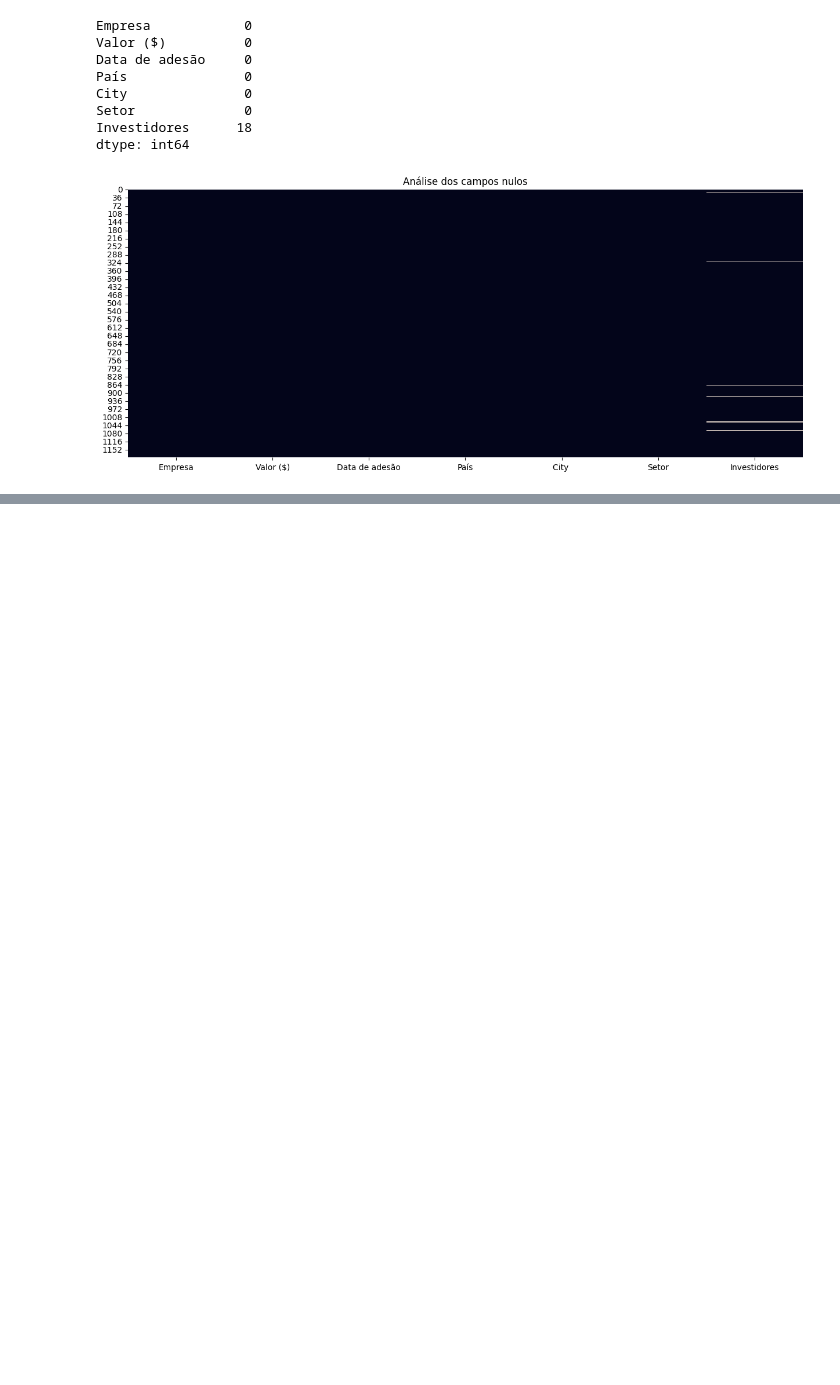
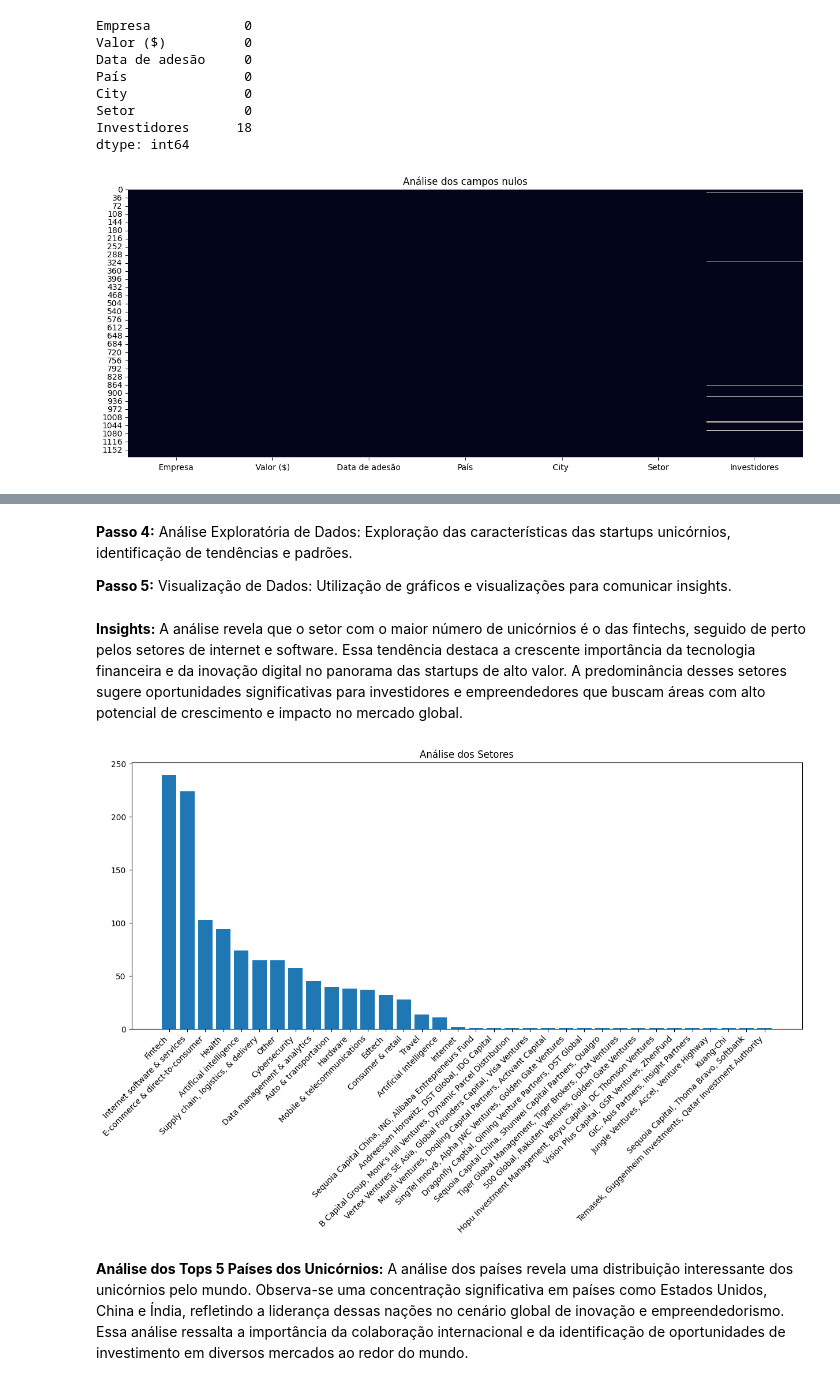
Before and after one commit to gsuelens/Programacao_Python, a Jupyter notebook: Projeto_Startup_Unicórnio.ipynb, the cells around one changed output, grey strips where cells are left out. Drawn from its saved outputs; the diff is of its cells as text; code cells hidden in the pictures; blank space fills up the shorter version.

```diff
--- a/Projeto_Startup_Unicórnio.ipynb
+++ b/Projeto_Startup_Unicórnio.ipynb
@@ -87,0 +177,19 @@ sns.heatmap( Base_Dados.isnull(),cbar=False);
+# %% [markdown]
+**Passo 4:** Análise Exploratória de Dados: Exploração das características das startups unicórnios, identificação de tendências e padrões.
+
+**Passo 5:** Visualização de Dados: Utilização de gráficos e visualizações para comunicar insights.
+# %% [markdown]
+**Insights:**
+A análise revela que o setor com o maior número de unicórnios é o das fintechs, seguido de perto pelos setores de internet e software. Essa tendência destaca a crescente importância da tecnologia financeira e da inovação digital no panorama das startups de alto valor. A predominância desses setores sugere oportunidades significativas para investidores e empreendedores que buscam áreas com alto potencial de crescimento e impacto no mercado global.
+# %%
+#13 - Visão gráfica com bar
+
+plt.figure( figsize=(15,6))
+plt.title('Análise dos Setores')
+plt.bar(Base_Dados['Setor'].value_counts().index, Base_Dados['Setor'].value_counts());
+plt.xticks( rotation=45, ha='right');
+# %% [output]
+[figure, added]
+# %% [markdown]
+**Análise dos Tops 5 Países dos Unicórnios:**
+A análise dos países revela uma distribuição interessante dos unicórnios pelo mundo. Observa-se uma concentração significativa em países como Estados Unidos, China e Índia, refletindo a liderança dessas nações no cenário global de inovação e empreendedorismo. Essa análise ressalta a importância da colaboração internacional e da identificação de oportunidades de investimento em diversos mercados ao redor do mundo.
```
Also changed, not shown: parts of 27 cells of this notebook.
